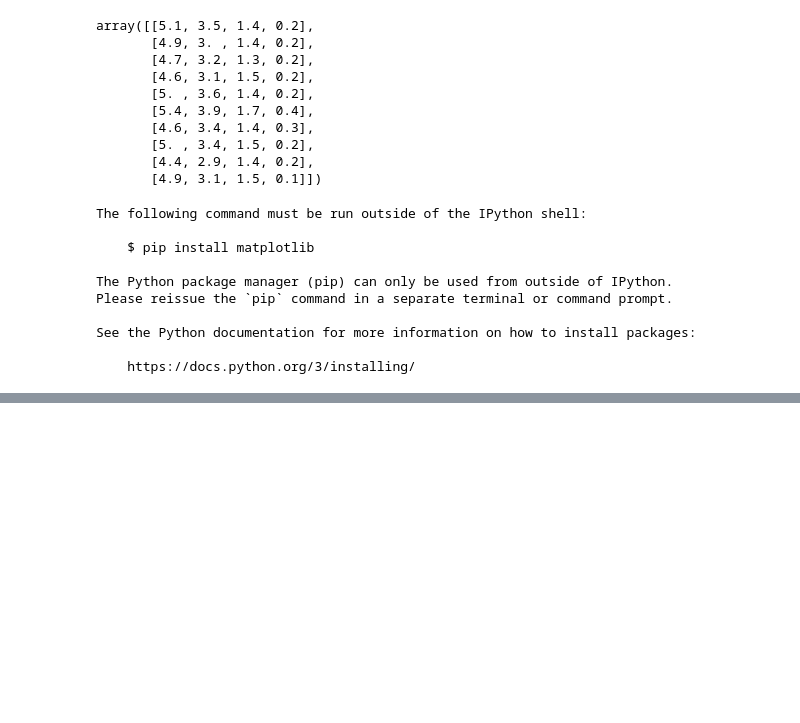
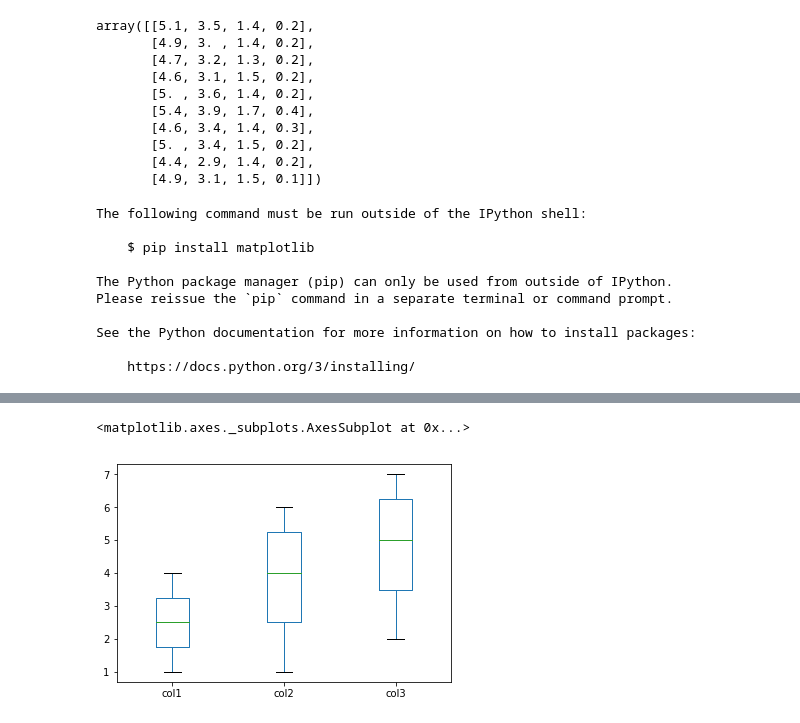
Before and after one commit to aaronm-2112/T2000, a Jupyter notebook: collaborative.ipynb, the cells around one changed output, grey strips where cells are left out. Saved outputs shown, nothing was run; the diff lists cells and outputs as text; code cells hidden in the pictures; blank space fills up the shorter version.

```diff
--- a/collaborative.ipynb
+++ b/collaborative.ipynb
@@ -115,0 +130,5 @@ plot_df = pandas.DataFrame({
+# %%
+plot_df.plot(kind='box')
+# %% [output]
+<matplotlib.axes._subplots.AxesSubplot at 0x...>
+[figure, added]
```
Also changed, not shown: parts of 3 cells of this notebook.
